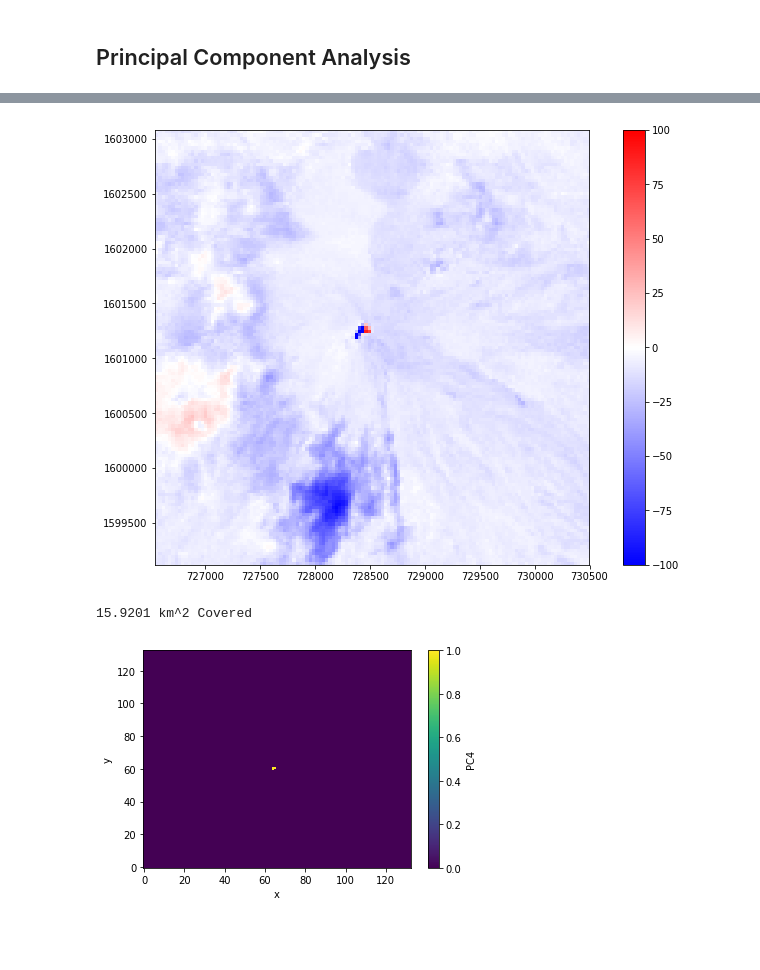
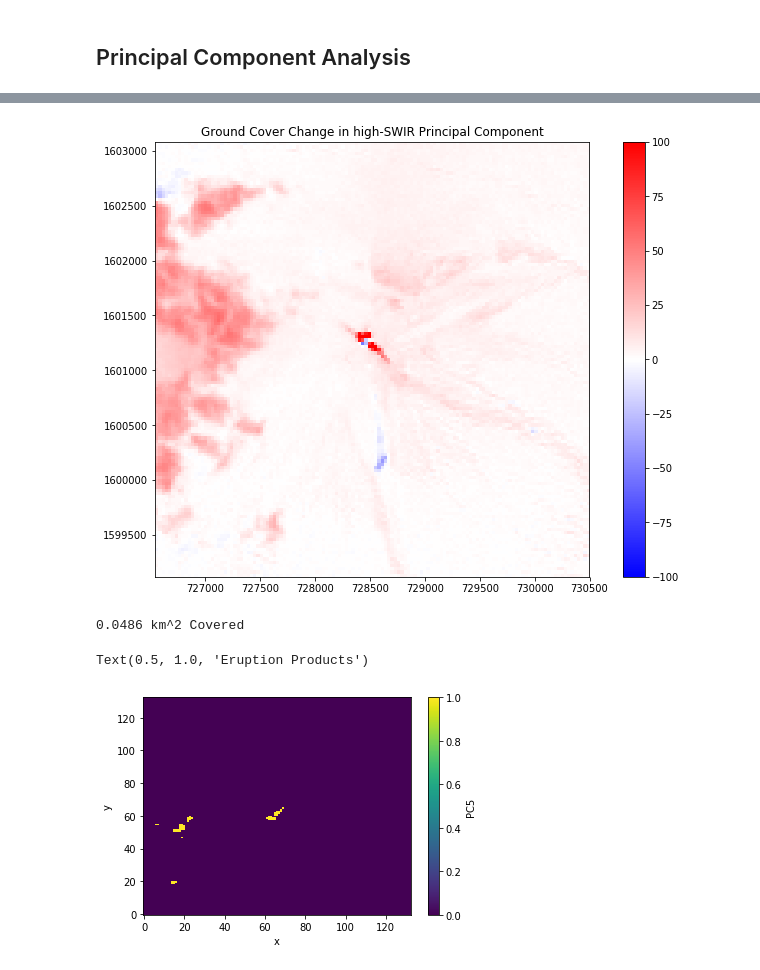
Before and after one commit to JanineBirnbaum18/Eruption-Products-Mapping, a Jupyter notebook: Eruption-Products-Mapping.ipynb, the cells around one changed output, grey strips where cells are left out. Saved outputs shown, nothing was run; the diff lists cells and outputs as text; code cells hidden in the pictures; blank space fills up the shorter version.

```diff
--- a/Eruption-Products-Mapping.ipynb
+++ b/Eruption-Products-Mapping.ipynb
@@ -26,7 +26,7 @@ for a list of historical eruptions.
 #example provided for fuego, guatemala
 lat  = 14.473
 lon  = -90.88
-date = dt.date(year=2014,month=5,day=1)
+date = dt.date(year=2015,month=7,day=10)
 # %%
 #Read in file containing latitude-longitude information for LandSat 8 scenes
 WRS = pd.read_csv('WRScornerPoints.csv')
@@ -89,7 +90,7 @@ scene_list = pd.read_csv('s3://landsat-pds/scene_list.gz')
 scene_list['acquisitionDate'] = pd.to_datetime(scene_list.acquisitionDate)
 # %%
 #identify scenes before and after eruption with low cloud cover
-deltat = dt.timedelta(weeks=16)
+deltat = dt.timedelta(weeks=12)
 fls_pre = pd.DataFrame()
 for ind in scene_dsc.index:
     fls_pre = fls_pre.append(scene_list.loc[(scene_list['path']==scene_dsc.loc[ind].PATH) & (scene_list['row']==scene_dsc.loc[ind].ROW) &
@@ -297,9 +314,9 @@ PCname = 'PC'+np.array2string(PCnum+1)
 
 fig,ax = plt.subplots(figsize=(12,8), ncols=2)
 ax[0].imshow(PC_pre[PCname],origin='upper', extent=extent_pre)
-ax.set_title('Pre-eruptive')
+ax[0].set_title('Pre-eruptive')
 ax[1].imshow(PC_post[PCname],origin='upper', extent=extent_post)
-ax.set_title('Post-eruptive')
+ax[1].set_title('Post-eruptive')
 
 PCname
 # %% [output]
@@ -312,11 +329,14 @@ if (np.round(extent_pre) == np.round(extent_post)).all():
     fig,ax = plt.subplots(figsize=(12,8))
     im = ax.imshow(PCChange[PCname],origin='upper', extent=extent_pre,cmap='bwr', vmax=100, vmin=-100)
     plt.colorbar(im)
+    ax.set_title('Ground Cover Change in high-SWIR Principal Component')
 # %% [output]
-[figure, old version]
+[figure, new version]
 # %%
 (PCChange[PCname]>50).plot()
-print(np.array2string((PCChange[PCname]>50).count()*0.03**2) + ' km^2 Covered')
+print(np.array2string((PCChange[PCname]>50).sum()*0.03**2) + ' km^2 Covered')
+ax.set_title('Eruption Products')
 # %% [output]
-15.9201 km^2 Covered
+0.0486 km^2 Covered
+Text(0.5, 1.0, 'Eruption Products')
-[figure, old version]
+[figure, new version]
```
Also changed, not shown: parts of 9 cells of this notebook.
